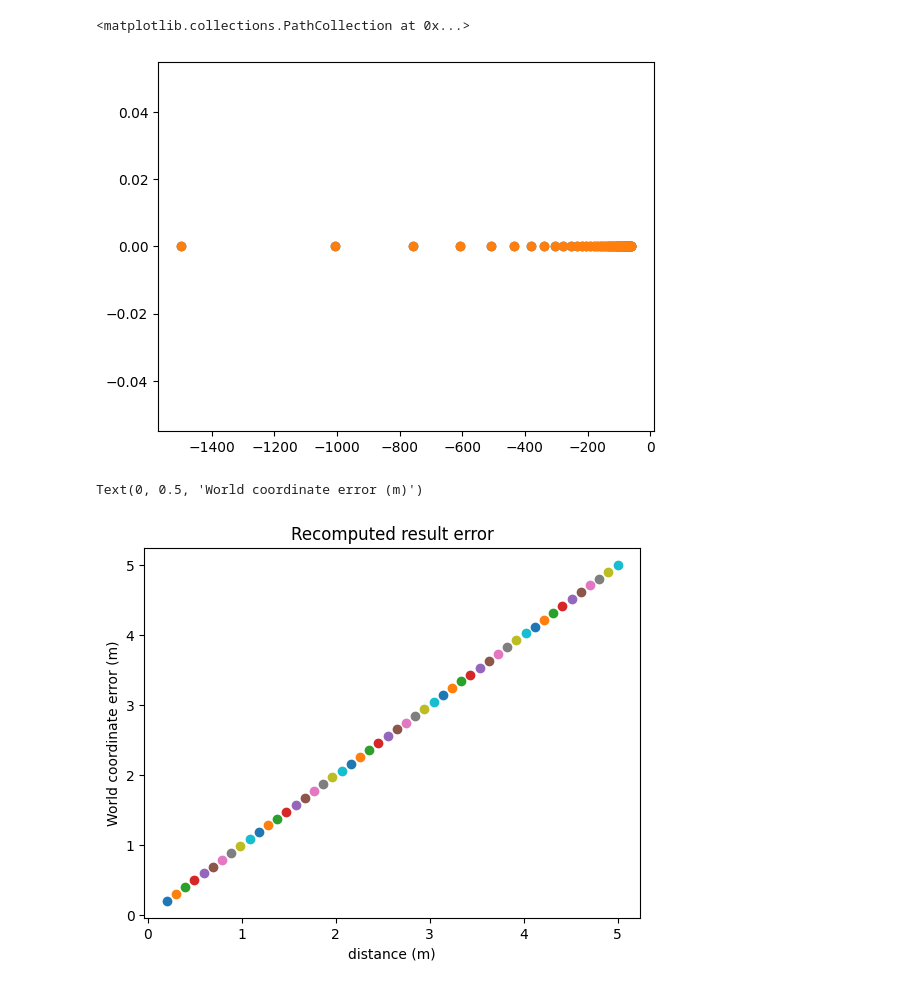
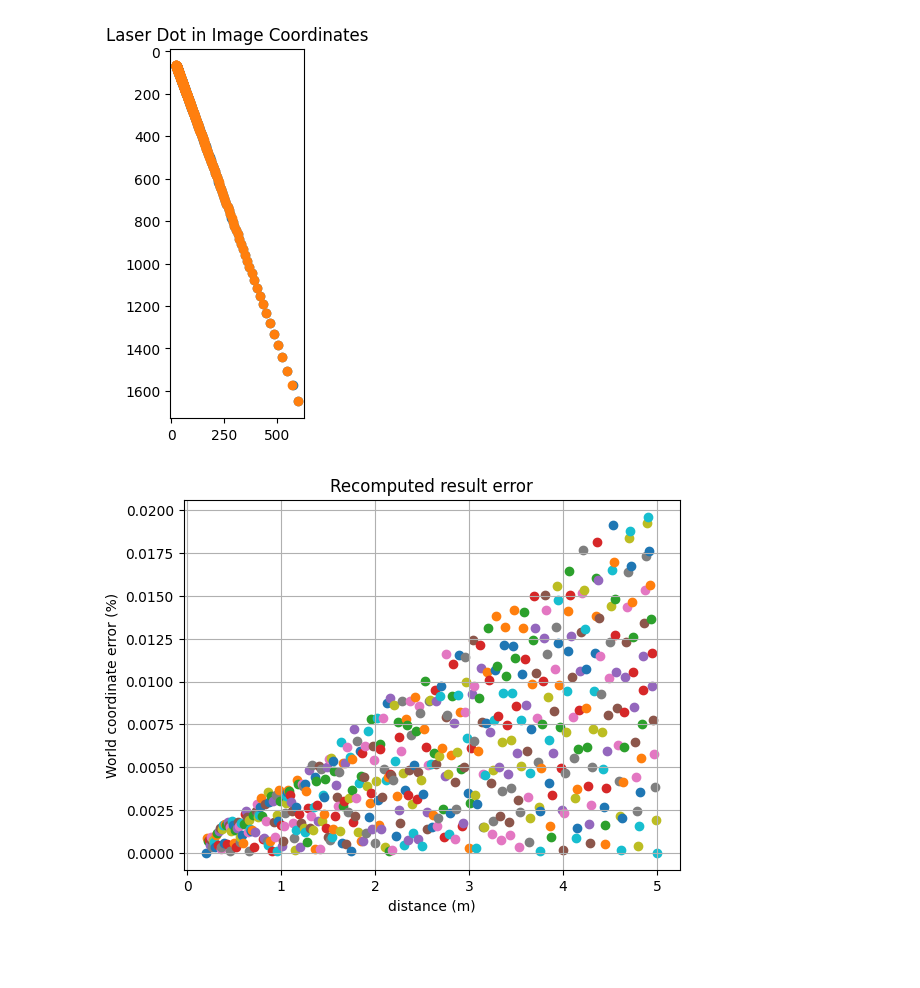
Before and after one commit to UCSD-E4E/fishsense-docs, a Jupyter notebook: laser_parallax/laser_test.ipynb, the cells around one changed output. Drawn from its saved outputs; the diff is of its cells as text; code cells hidden in the pictures; blank space fills up the shorter version.

Commit message:
Fixed errors, added current parameters

```diff
--- a/laser_parallax/laser_test.ipynb
+++ b/laser_parallax/laser_test.ipynb
@@ -3,13 +3,14 @@ from laser_parallax import compute_world_point
 import numpy as np
 import matplotlib.pyplot as plt
 # %%
-distances = np.linspace(0.2, 5, 50)
+distances = np.linspace(0.2, 5, 500)
 # %%
 sensor_size_px = np.array([4000, 3000])
 pixel_pitch_mm = 0.0015
 focal_length_mm = 4.5
-laser_origin = np.array([0.1, 0, 0])
-laser_axis = np.array([0, 0, 1])
+laser_origin = np.array([-0.04, -0.11, 0])
+laser_axis = np.array([0.0, 0, 1])
+laser_axis /= np.linalg.norm(laser_axis)
 
 camera_params = (focal_length_mm, sensor_size_px[0], sensor_size_px[1], pixel_pitch_mm)
 # %%
@@ -40,20 +50,22 @@ for distance in distances:
 # %%
 real_image_coordinates = np.array(real_image_coordinates)
 quantized_image_coordinates = np.array(quantized_image_coordinates)
 plt.scatter(real_image_coordinates[:,0], real_image_coordinates[:,1])
 plt.scatter(quantized_image_coordinates[:,0], quantized_image_coordinates[:,1])
+plt.gca().set_aspect('equal')
+plt.title('Laser Dot in Image Coordinates')
+plt.gca().invert_yaxis()
 # %% [output]
-<matplotlib.collections.PathCollection at 0x...>
-[figure, old version]
+[figure, new version]
 # %%
 for i, error in enumerate(errors):
-    plt.scatter(distances[i], error)
+    plt.scatter(distances[i], error / distances[i])
 plt.title('Recomputed result error')
 plt.xlabel('distance (m)')
-plt.ylabel('World coordinate error (m)')
+plt.ylabel('World coordinate error (%)')
+plt.grid()
 # %% [output]
-Text(0, 0.5, 'World coordinate error (m)')
-[figure, old version]
+[figure, new version]
 # %%
 # fig = plt.figure()
 # ax = fig.add_subplot(projection='3d')
```
Also changed, not shown: parts of 6 cells of this notebook, 2 other files.
